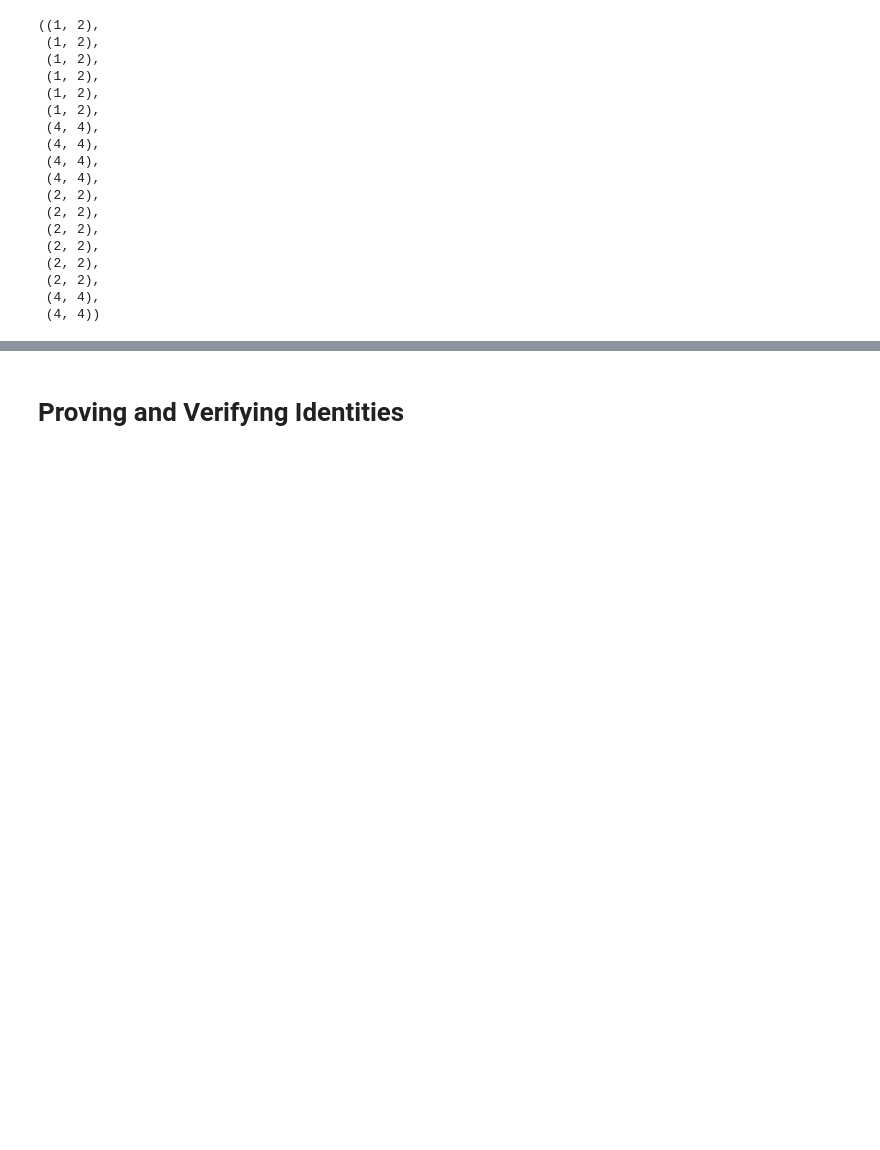
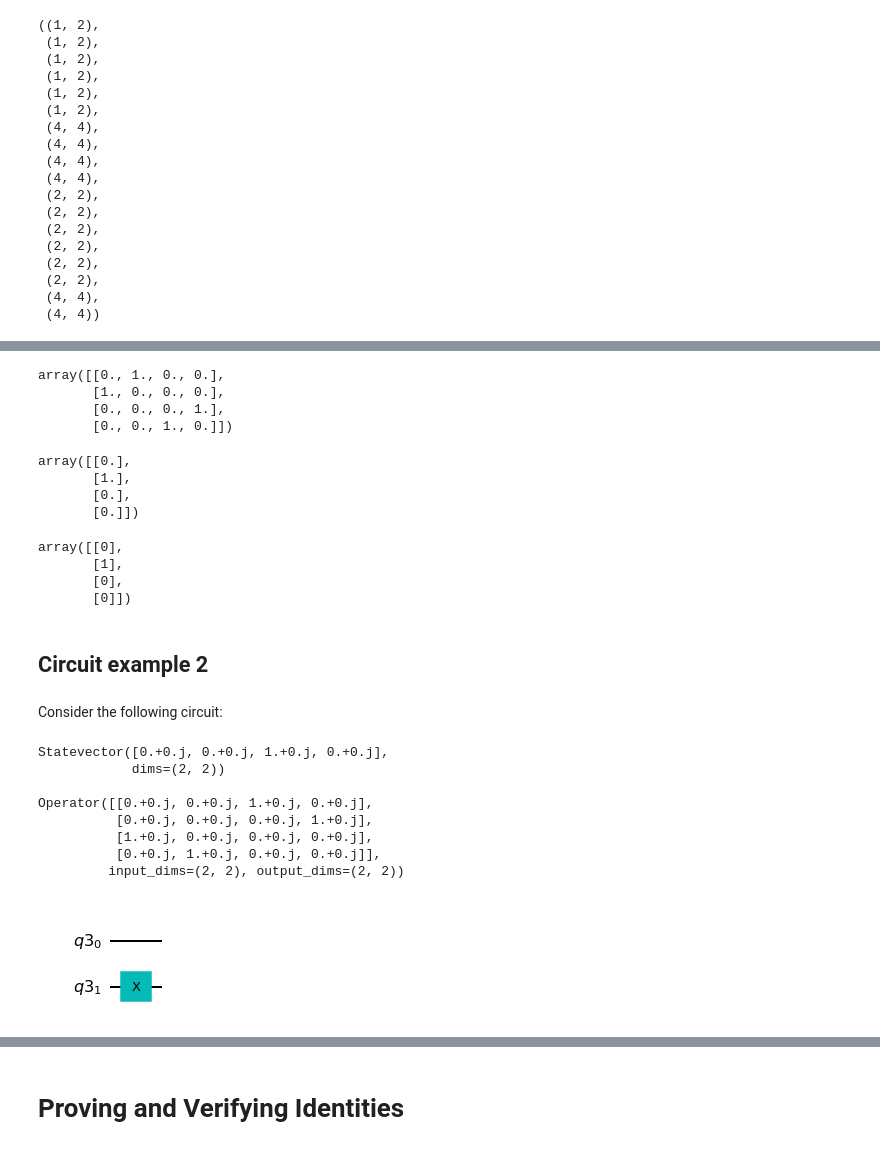
Before and after one commit to QuCAI-Lab/ibm2022-quantum-spring-challenge, a Jupyter notebook: supplementary.ipynb, the cells around one changed output, grey strips where cells are left out. Cells and saved outputs as stored; diff of their text form; code cells hidden in the pictures; blank space fills up the shorter version.

```diff
--- a/supplementary.ipynb
+++ b/supplementary.ipynb
@@ -302,0 +282,51 @@ rx_mpi2 = RX(-np.pi/2) # Rotation by -pi/2 radian around the x-axis.
+# %%
+# Operator I⊗X:
+np.kron(sigma0, sigma1)
+# %% [output]
+array([[0., 1., 0., 0.],
+       [1., 0., 0., 0.],
+       [0., 0., 0., 1.],
+       [0., 0., 1., 0.]])
+# %%
+np.kron(sigma0, sigma1)@np.kron(zero,zero).T #(I⊗X)|00>=|01>.
+# %% [output]
+array([[0.],
+       [1.],
+       [0.],
+       [0.]])
+# %%
+np.kron(zero,one).T #|01>.
+# %% [output]
+array([[0],
+       [1],
+       [0],
+       [0]])
+# %% [markdown]
+## Circuit example 2
+# %% [markdown]
+Consider the following circuit:
+# %%
+backend = Aer.get_backend('unitary_simulator')
+dec = 2
+
+qr = QuantumRegister(2)  # Define the number of qubits in the quantum circuit.
+qc = QuantumCircuit(qr, name='circuit')
+qc.x(1)  # Apply the Pauli-X gate on qubit 1.
+#print(qc)  # Print the circuit.
+print(Statevector.from_instruction(qc), '\n')
+
+job = execute(qc, backend, shots=4000)
+result = job.result()
+print(result.get_unitary(qc, dec)) # Where 'dec' is the number of decimals for the matrix elements.
+
+qc.draw(output='mpl')
+# %% [output]
+Statevector([0.+0.j, 0.+0.j, 1.+0.j, 0.+0.j],
+            dims=(2, 2))
+
+Operator([[0.+0.j, 0.+0.j, 1.+0.j, 0.+0.j],
+          [0.+0.j, 0.+0.j, 0.+0.j, 1.+0.j],
+          [1.+0.j, 0.+0.j, 0.+0.j, 0.+0.j],
+          [0.+0.j, 1.+0.j, 0.+0.j, 0.+0.j]],
+         input_dims=(2, 2), output_dims=(2, 2))
+[figure, added]
```
Also changed, not shown: parts of 189 cells of this notebook, 1 other file.
